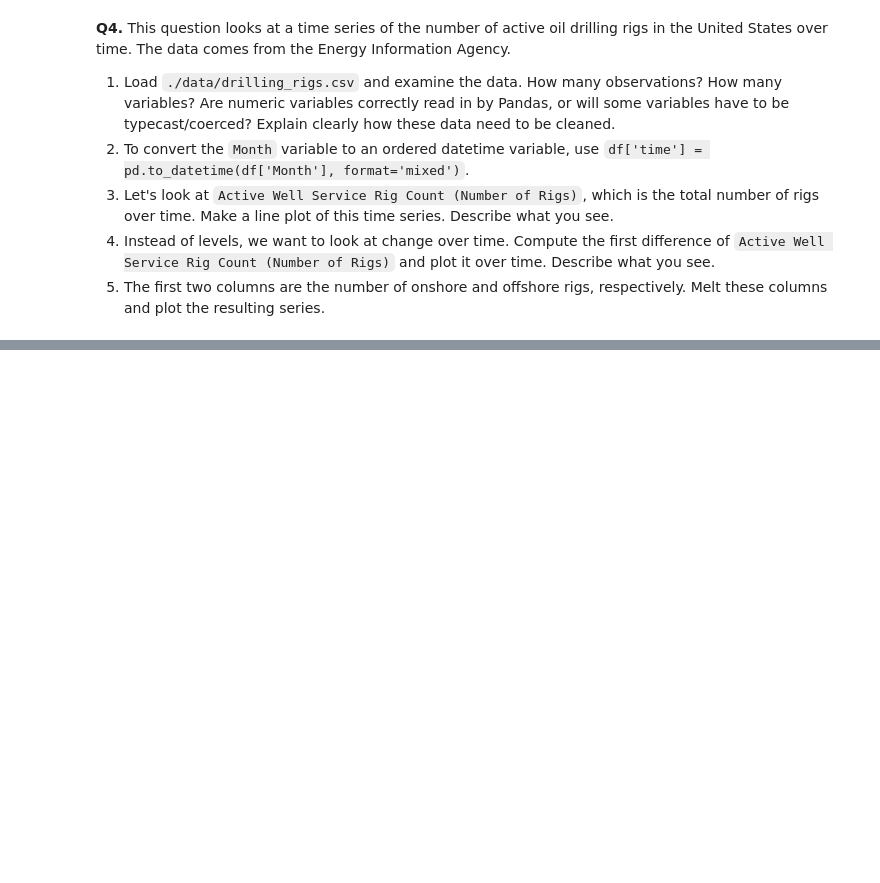
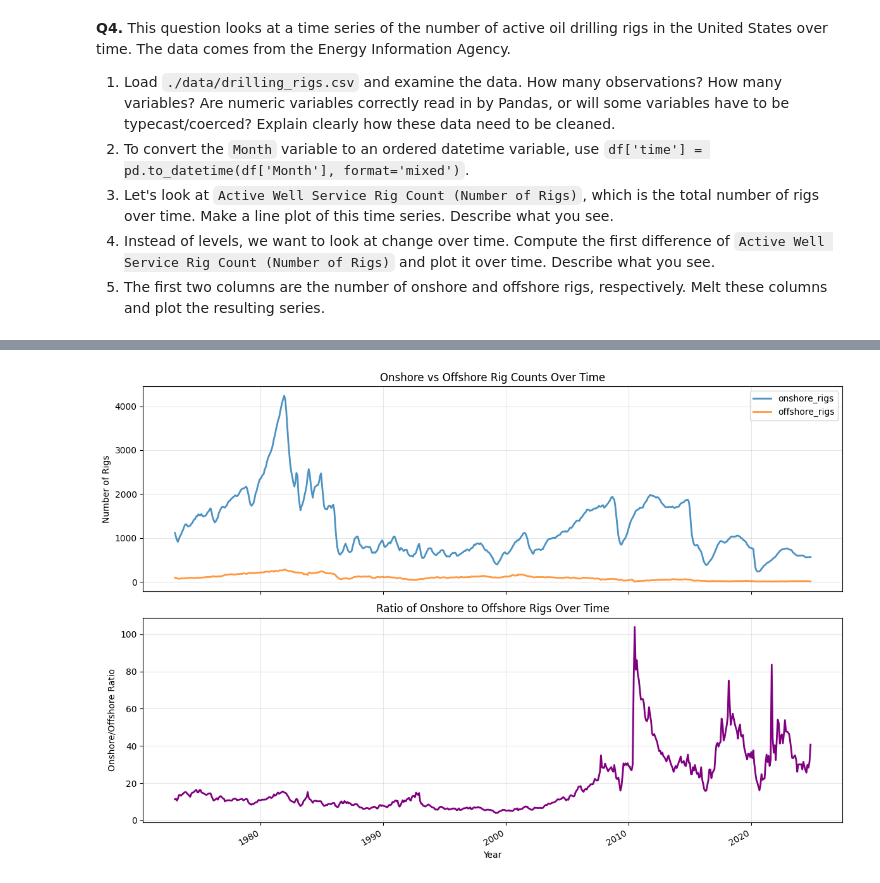
Before and after one commit to damiayandipo/EDA, a Jupyter notebook: assignment/assignment.ipynb, the cells around one changed output, grey strips where cells are left out. Cells and saved outputs as stored; diff of their text form; code cells hidden in the pictures; blank space fills up the shorter version.

```diff
--- a/assignment/assignment.ipynb
+++ b/assignment/assignment.ipynb
@@ -703,0 +880,65 @@ Impact on interpretation of previous plots:
+# %%
+rigs_melted = rigs.melt(id_vars=['time', 'month_str', 'active_well_service_rigs'],
+                       value_vars=['onshore_rigs', 'offshore_rigs'],
+                       var_name='Rig Type',
+                       value_name='Number of Rigs')
+
+print("\nMelted data structure:")
+print(rigs_melted.head())
+print(f"\nTotal rows in melted data: {len(rigs_melted)}")
+
+plt.figure(figsize=(12, 8))
+
+# Subplot 1
+plt.subplot(2, 1, 1)
+for rig_type in ['onshore_rigs', 'offshore_rigs']:
+    subset = rigs_melted[rigs_melted['Rig Type'] == rig_type]
+    plt.plot(subset['time'], subset['Number of Rigs'],
+             label=rig_type, linewidth=2, alpha=0.8)
+plt.title('Onshore vs Offshore Rig Counts Over Time')
+plt.xlabel('Year')
+plt.ylabel('Number of Rigs')
+plt.legend()
+plt.grid(alpha=0.3)
+plt.gcf().autofmt_xdate()
+
+# Subplot 2
+plt.subplot(2, 1, 2)
+rigs['Onshore_Offshore_Ratio'] = rigs['onshore_rigs'] / rigs['offshore_rigs']
+plt.plot(rigs['time'], rigs['Onshore_Offshore_Ratio'], linewidth=2, color='purple')
+plt.title('Ratio of Onshore to Offshore Rigs Over Time')
+plt.xlabel('Year')
+plt.ylabel('Onshore/Offshore Ratio')
+plt.grid(alpha=0.3)
+plt.gcf().autofmt_xdate()
+
+plt.tight_layout()
+plt.show()
+
+# Comparative statistics
+print("\nComparative Statistics (Average over entire period):")
+print(f"Average onshore rigs: {rigs['onshore_rigs'].mean():.0f}")
+print(f"Average offshore rigs: {rigs['offshore_rigs'].mean():.0f}")
+print(f"Average ratio (onshore/offshore): {rigs['Onshore_Offshore_Ratio'].mean():.1f}:1")
+
+print("\nTrend Analysis:")
+# Calculate change over time
+early_period = rigs.iloc[:60]  # First 5 years
+late_period = rigs.iloc[-60:]  # Last 5 years
+
+print("Early period (first 5 years):")
+print(f"  Average onshore: {early_period['onshore_rigs'].mean():.0f}")
+print(f"  Average offshore: {early_period['offshore_rigs'].mean():.0f}")
+print(f"  Average ratio: {early_period['Onshore_Offshore_Ratio'].mean():.1f}:1")
+
+print("\nLate period (last 5 years):")
+print(f"  Average onshore: {late_period['onshore_rigs'].mean():.0f}")
+print(f"  Average offshore: {late_period['offshore_rigs'].mean():.0f}")
+print(f"  Average ratio: {late_period['Onshore_Offshore_Ratio'].mean():.1f}:1")
+
+# Volatility comparison
+print("\nVolatility Comparison:")
+print(f"Onshore rigs std: {rigs['onshore_rigs'].std():.0f}")
+print(f"Offshore rigs std: {rigs['offshore_rigs'].std():.0f}")
+print(f"Relative volatility (onshore/offshore std): {rigs['onshore_rigs'].std()/rigs['offshore_rigs'].std():.1f}x")
+# %% [output]
@@ -703,0 +961 @@ Impact on interpretation of previous plots:
+[figure, added]
```
Also changed, not shown: parts of 4 cells of this notebook.
